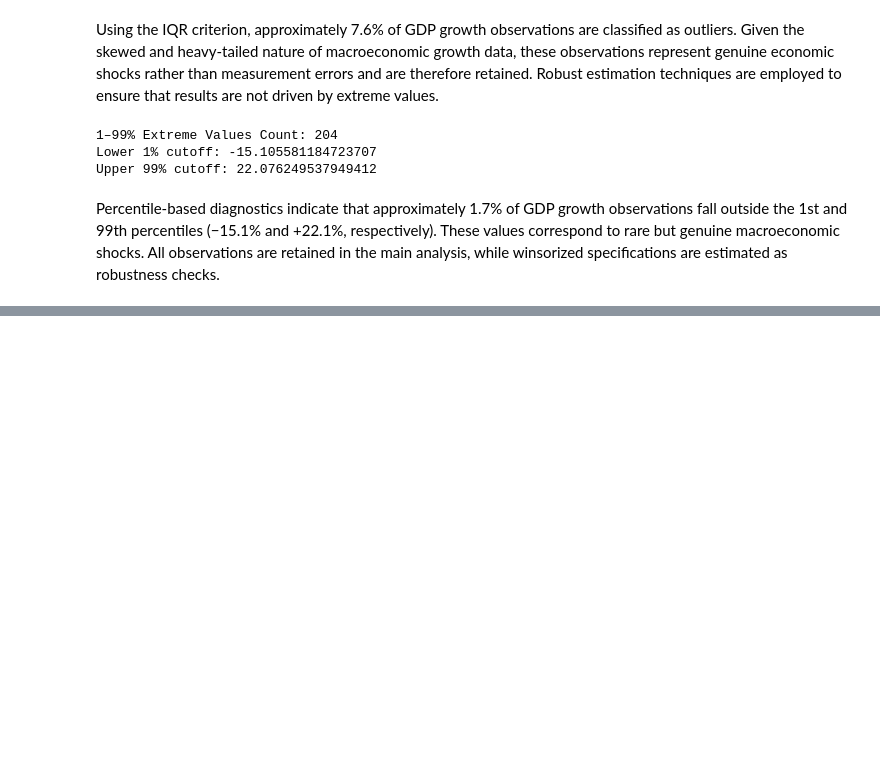
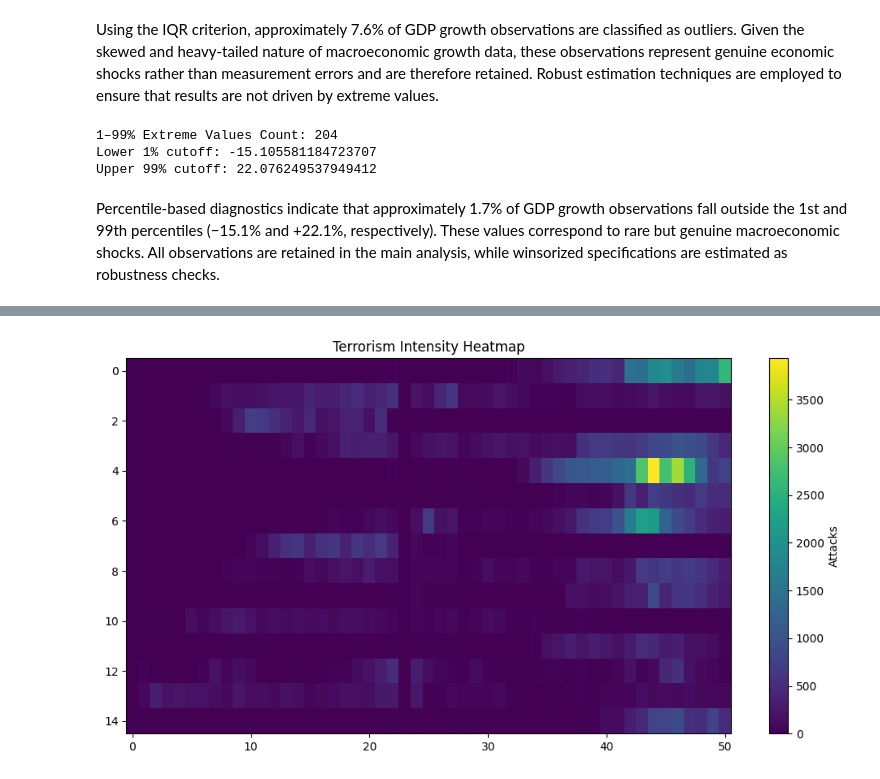
Before and after one commit to tanu-1403/TERRORISM-Numbers-behind-the-nightmare, a Jupyter notebook: GDP/GDP.ipynb, the cells around one changed output, grey strips where cells are left out. Drawn from its saved outputs; the diff is of its cells as text; code cells hidden in the pictures; blank space fills up the shorter version.

```diff
--- a/GDP/GDP.ipynb
+++ b/GDP/GDP.ipynb
@@ -266,0 +395,23 @@ Percentile-based diagnostics indicate that approximately 1.7% of GDP growth obse
+# %%
+top_countries = (
+    df.groupby('Country Name')['Attacks']
+      .sum()
+      .sort_values(ascending=False)
+      .head(15)
+      .index
+)
+
+heatmap_df = df[df['Country Name'].isin(top_countries)]
+pivot = heatmap_df.pivot(
+    index='Country Name',
+    columns='Year',
+    values='Attacks'
+)
+
+plt.figure(figsize=(12,6))
+plt.imshow(pivot, aspect='auto')
+plt.colorbar(label='Attacks')
+plt.title('Terrorism Intensity Heatmap')
+plt.show()
+# %% [output]
+[figure, added]
```
Also changed, not shown: parts of 9 cells of this notebook, 4 other files.
